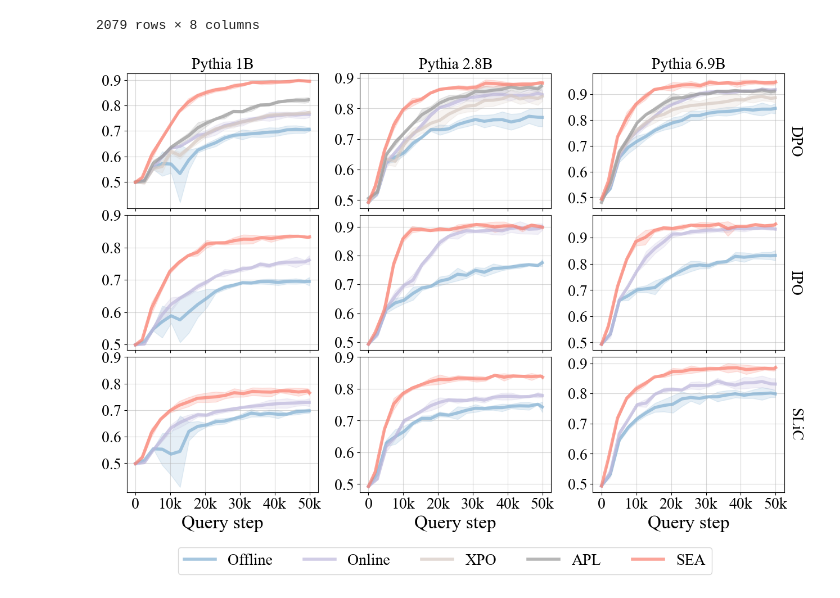
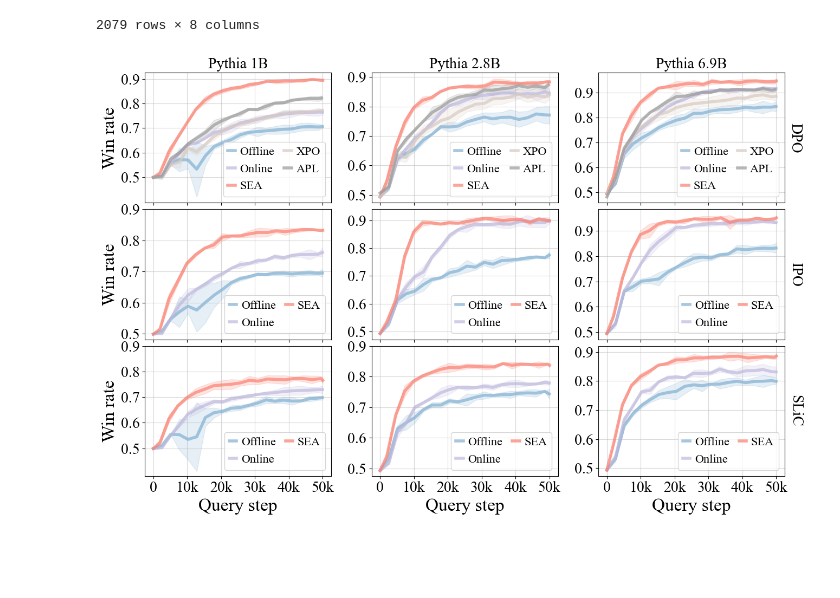
Before and after one commit to lkevinzc/ellm, a Jupyter notebook: notebooks/plotting/main.ipynb, the cells around one changed output. Drawn from its saved outputs; the diff is of its cells as text; code cells hidden in the pictures; blank space fills up the shorter version.

```diff
--- a/notebooks/plotting/main.ipynb
+++ b/notebooks/plotting/main.ipynb
@@ -185,10 +172,17 @@ plt.rcParams.update({"font.family": "Times New Roman", "font.size": 20})
 hue_order = [
     "offline",
     "online",
+    "sea",
     "xpo",
     "apl",
-    "sea"
 ]
+# hue_order = [
+#     "offline",
+#     "online",
+#     "xpo",
+#     "apl",
+#     "sea"
+# ]
 methods_to_color = {
     "offline": "#82b0d2",
     "online": "#beb8dc",
@@ -198,44 +192,61 @@ methods_to_color = {
 }
 methods_to_labels= {
     "offline": "Offline",
     "online": "Online",
     "sea": "SEA",
     "xpo": "XPO",
     "apl": "APL"
 }
 
 g = sns.FacetGrid(df, row="dap", col="scale", hue="method", palette=methods_to_color,hue_order=hue_order,col_order=["1B", "2.8B", "6.9B"], row_order=["DPO", "IPO", 'SLiC'], sharey=False, margin_titles=True, aspect=3/2, despine=False)
 
 g.map(sns.lineplot, "misc/query_step", "eval/rm_win_rate_prob", alpha=.7, dashes=False,linewidth=4, errorbar=('se', 2))
 g.set_titles(col_template="Pythia {col_name}", row_template="{row_name}")
-ax_g=g.add_legend()
+# ax_g=g.add_legend()
 
+cnt = 0
 for axes in g.axes:
     for ax in axes:
-        ax.set_ylabel('', fontsize=18)
+        cnt += 1
+        if cnt in [1,4,7]:
+            ax.set_ylabel('Win rate', fontsize=24)
         ax.set_xlabel('Query step', fontsize=24)
         ax.set_xticks([0, 10_000, 20_000, 30_000, 40_000, 50_000],
               ["0", "10k", "20k", "30k", "40k", "50k"])
         ax.set_yticks([0.5, 0.6, 0.7, 0.8, 0.9])
+        # ax.locator_params(axis='y', nbins=5)
         # ax.set_ylim(0.45, 0.98)
         # ax.set_title('title')
         # now you can obtain the axis from one of the axes
         x_axis = ax.get_xaxis()
         ax.grid(True, which="both", ls="-", c="0.7", alpha=0.5)
+        ax.legend()
+        sns.move_legend(
+            ax, "best",
+            # bbox_to_anchor=(0.45, -0.07),
+            ncol=2,
+            title=None,
+            frameon=True,
+            labels=[methods_to_labels[k] for k in hue_order] if cnt <=3 else [methods_to_labels[k] for k in ["offline", "online", "sea"]],
+            handletextpad=0.4,
+            handlelength=0.6,
+            columnspacing=0.8,
+            fontsize=16,
+        )
 
-sns.move_legend(
-    ax_g, "lower center",
-    bbox_to_anchor=(0.45, -0.07),
-    ncol=5,
-    title=None,
-    frameon=True,
-    labels=[methods_to_labels[k] for k in hue_order],
-    # handletextpad=0.4,
-    # handlelength=0.6,
-    # columnspacing=0.8
-)
+# sns.move_legend(
+#     ax_g, "lower center",
+#     bbox_to_anchor=(0.45, -0.07),
+#     ncol=5,
+#     title=None,
+#     frameon=True,
+#     labels=[methods_to_labels[k] for k in hue_order],
+#     # handletextpad=0.4,
+#     # handlelength=0.6,
+#     # columnspacing=0.8
+# )
 plt.subplots_adjust(hspace=0.05)
 fig = ax.get_figure()
 fig.savefig("main.pdf", bbox_inches="tight")
 # %% [output]
-[figure, old version]
+[figure, new version]
```
Also changed, not shown: parts of 1 cell of this notebook, 22 other files.
